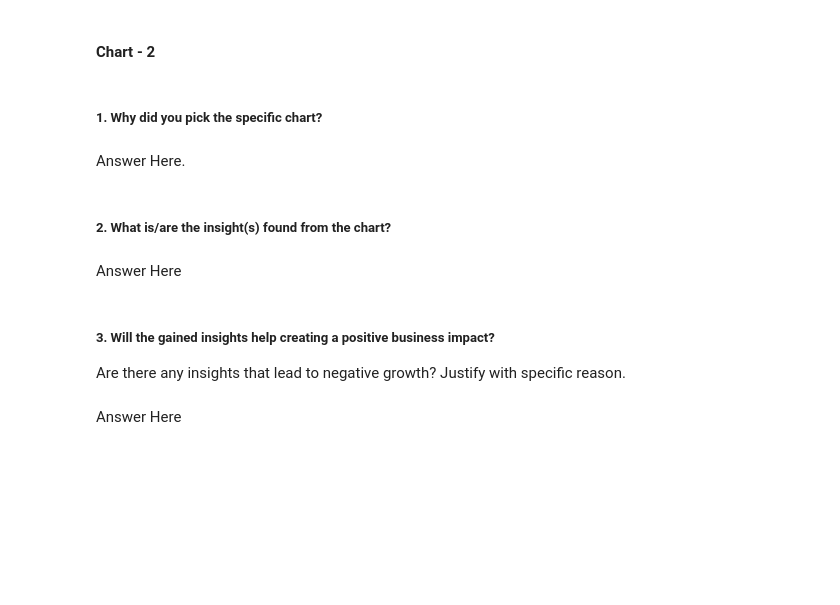
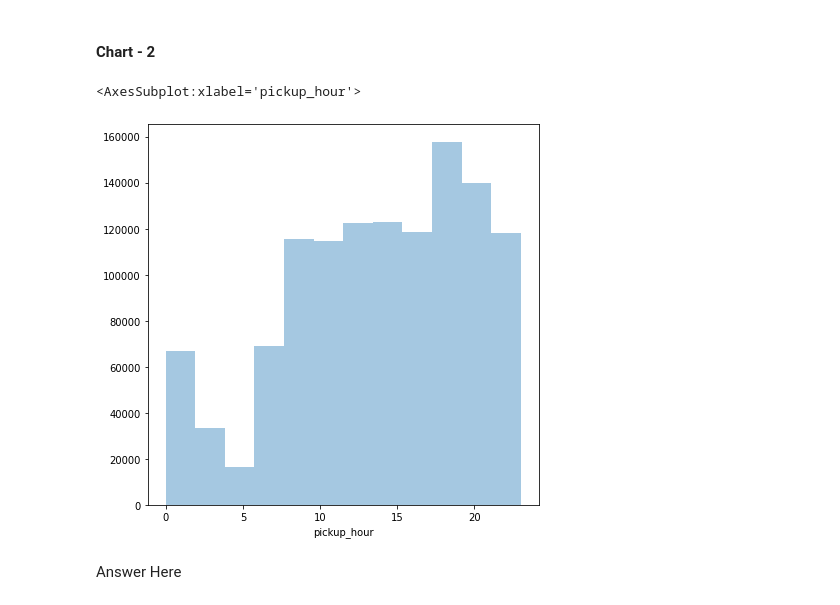
Before and after one commit to PrashantShrivastava1612/NYC-Taxi-Trip-Time-Prediction, a Jupyter notebook: NYC_Taxi_Trip_Time_Prediction.ipynb, the cells around one changed output. Drawn from its saved outputs; the diff is of its cells as text; code cells hidden in the pictures; blank space fills up the shorter version.

```diff
--- a/NYC_Taxi_Trip_Time_Prediction.ipynb
+++ b/NYC_Taxi_Trip_Time_Prediction.ipynb
@@ -409,14 +530,11 @@ Answer Here
-# %% [markdown]
-##### 1. Why did you pick the specific chart?
-# %% [markdown]
-Answer Here.
-# %% [markdown]
-##### 2. What is/are the insight(s) found from the chart?
-# %% [markdown]
-Answer Here
-# %% [markdown]
-##### 3. Will the gained insights help creating a positive business impact?
-Are there any insights that lead to negative growth? Justify with specific reason.
+# %%
+# Chart - 2 visualization code
+
+plt.figure(figsize=(7,7))
+sns.distplot(df['pickup_hour'],kde=False,bins=12)
+# %% [output]
+<AxesSubplot:xlabel='pickup_hour'>
+[figure, added]
 # %% [markdown]
 Answer Here
 # %% [markdown]
```
Also changed, not shown: parts of 147 cells of this notebook.
